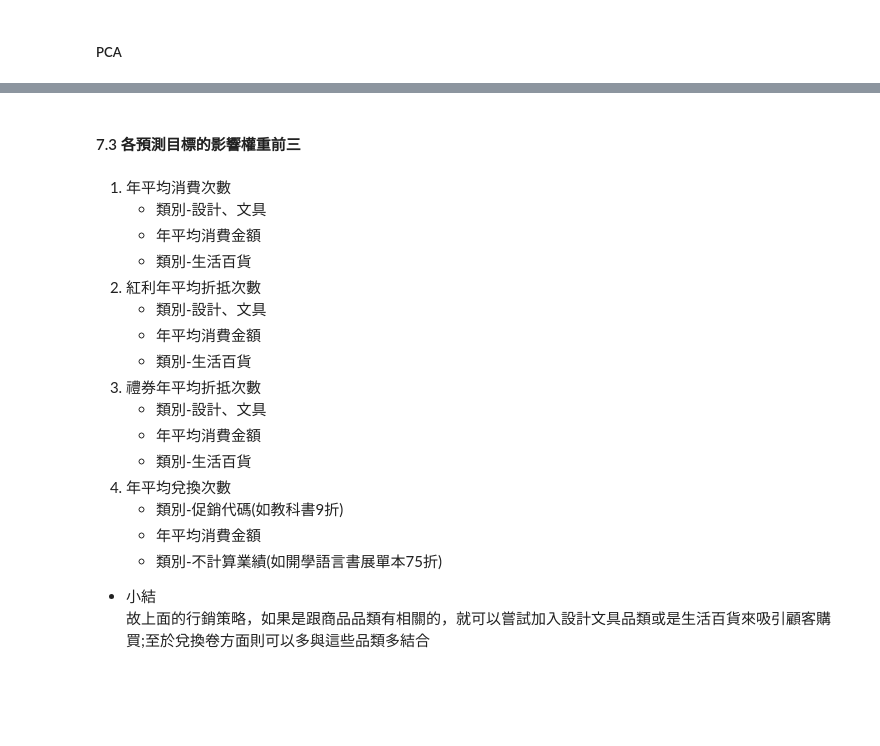
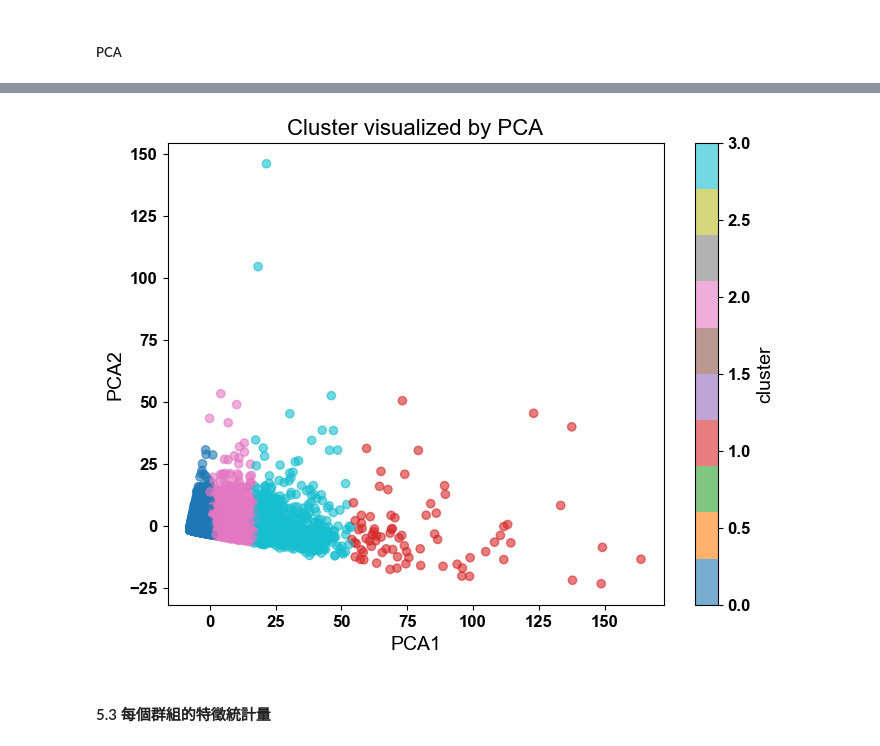
Before and after one commit to hsuan1120/Liwen, a Jupyter notebook: Final.ipynb, the cells around one changed output, grey strips where cells are left out. Cells and saved outputs as stored; diff of their text form; code cells hidden in the pictures; blank space fills up the shorter version.

```diff
--- a/Final.ipynb
+++ b/Final.ipynb
@@ -750,4 +820,0 @@ The optimal number of clusters determined by the Elbow Method is: 2
-# %%
-best_k =2
-kmeans = KMeans(n_clusters=best_k, random_state=42)
-kmeans.fit(df_normalized)
@@ -928,0 +821,13 @@ kmeans_cluster_discountOnly
+# %%
+# 建立 k-prototypes模型(4群)
+kproto = KPrototypes(n_clusters=4, init='Cao', random_state=42, verbose=1)
+
+clusters = kproto.fit_predict(data, categorical = cat_idx)
+
+df_normalized['cluster'] = clusters
+
+# 每一群人數
+print(df_normalized['cluster'].value_counts())
+
+#
+print(kproto.cluster_centroids_)
@@ -928,0 +862,8 @@ kmeans_cluster_discountOnly
+# %%
+# 先看可解釋變異程度再決定視覺化分群方法
+pca = PCA()
+pca.fit(data)
+explained = pca.explained_variance_ratio_
+
+print('前10個主成分解釋比例：',explained[:10]) # 前10個主成分解釋比例
+print('前2個主成分累積解釋率：',sum(explained[:2]))
@@ -1312,22 +876,19 @@ plt.show()
-# %% [markdown]
-#### 7.3 各預測目標的影響權重前三
-# %% [markdown]
-1. 年平均消費次數
-    - 類別-設計、文具
-    - 年平均消費金額
-    - 類別-生活百貨
-2. 紅利年平均折抵次數
-    - 類別-設計、文具
-    - 年平均消費金額
-    - 類別-生活百貨
-3. 禮券年平均折抵次數
-    - 類別-設計、文具
-    - 年平均消費金額
-    - 類別-生活百貨
-4. 年平均兌換次數
-    - 類別-促銷代碼(如教科書9折)
-    - 年平均消費金額
-    - 類別-不計算業績(如開學語言書展單本75折)
-
-- 小結
-故上面的行銷策略，如果是跟商品品類有相關的，就可以嘗試加入設計文具品類或是生活百貨來吸引顧客購買;至於兌換卷方面則可以多與這些品類多結合
+# %%
+pca = PCA(n_components=2)
+reduced = pca.fit_transform(data)
+
+# 畫scatter
+plt.figure(figsize=(8,6))
+plt.scatter(reduced[:,0], reduced[:,1], # pca兩維
+            c = df_normalized['cluster'],
+            cmap='tab10', alpha=0.6)\
+
+plt.xlabel('PCA1')
+plt.ylabel('PCA2')
+plt.title('Cluster visualized by PCA')
+plt.colorbar(label = 'cluster')
+plt.show()
+# %% [output]
+[figure, added]
+# %% [markdown]
+#### 5.3 每個群組的特徵統計量
```
Also changed, not shown: parts of 81 cells of this notebook.
